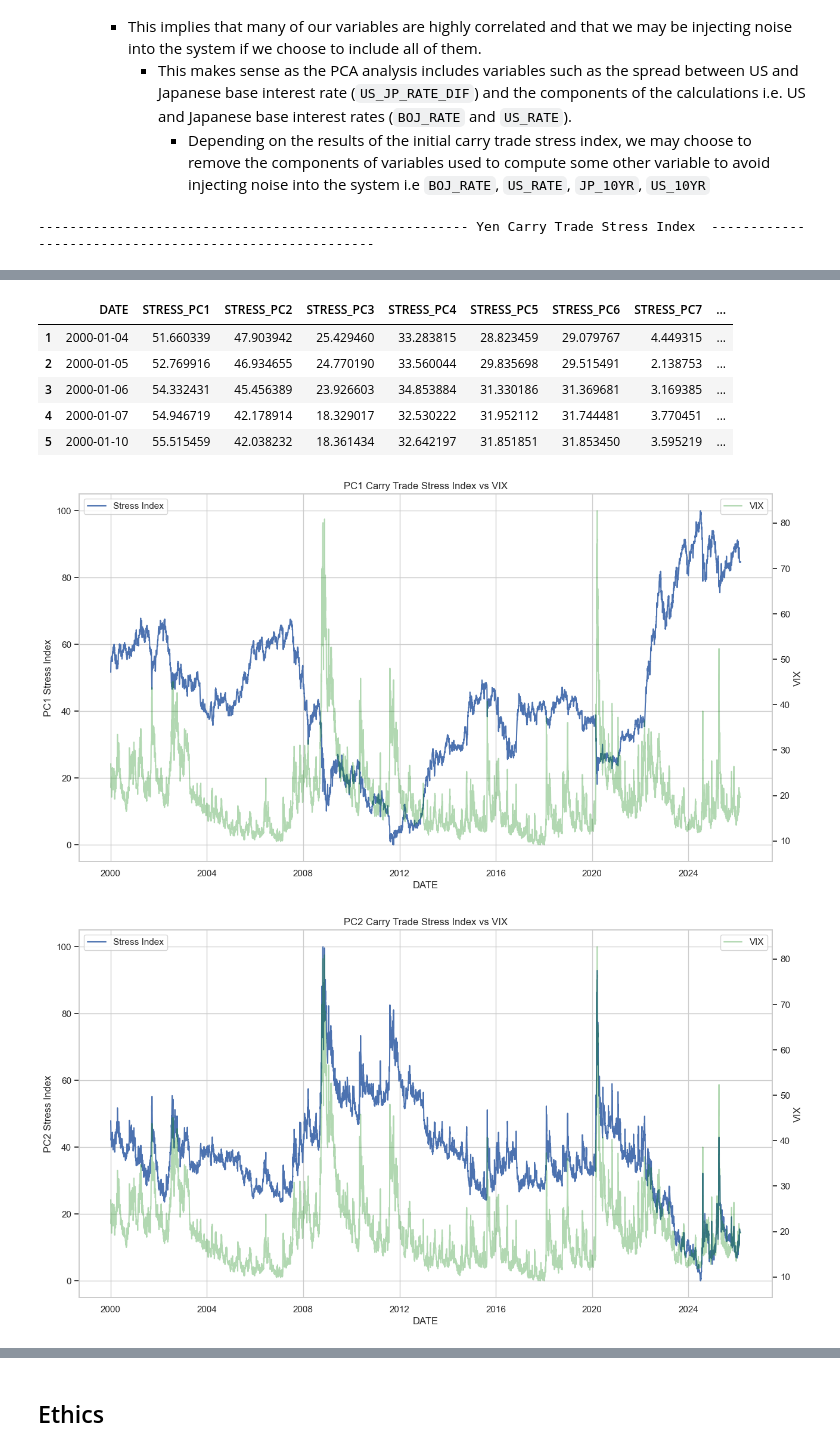
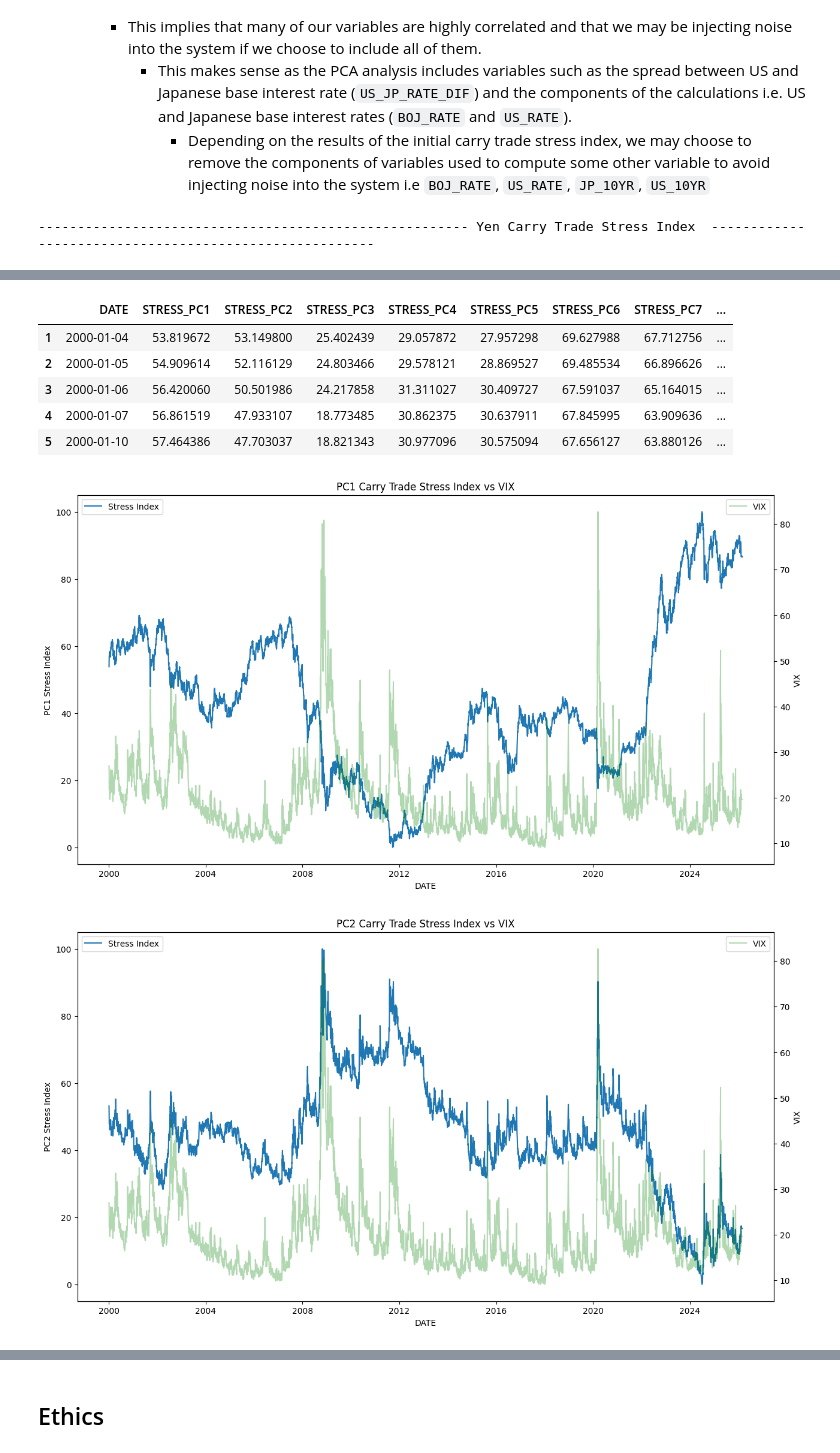
Before and after one commit to COGS108/Group024_WI26, a Jupyter notebook: 02-EDACheckpoint.ipynb, the cells around one changed output, grey strips where cells are left out. Saved outputs shown, nothing was run; the diff lists cells and outputs as text; code cells hidden in the pictures.

Commit message:
integrated 30yr JGB into PCA and added analysis for stress index

```diff
--- a/02-EDACheckpoint.ipynb
+++ b/02-EDACheckpoint.ipynb
@@ -1324,19 +1324,19 @@ display(loadings_df)
 
 # Create stress index DataFrame by taking the dot product between numeric variables and PCA loadings
 stress_df = pca_df[['DATE']]
-pca_weights = ['PC1', 'PC2', 'PC3', 'PC4', 'PC5', 'PC6', 'PC7', 'PC8']
+pca_weights = ['PC1', 'PC2', 'PC3', 'PC4', 'PC5', 'PC6', 'PC7', 'PC8', 'PC9']
 for component in pca_weights:
     stress_df[f'STRESS_{component}'] = pca_numeric.dot(loadings_df.loc[component])
 
 # Normalize stress index to 0-100
 scaler = MinMaxScaler(feature_range=(0, 100))
-for i in range(1, 8):
+for i in range(1, 10):
     col = f'STRESS_PC{i}'
     stress_df[col] = scaler.fit_transform(stress_df[[col]])
 display(stress_df.head())
 
-# Graph the first 4 stress indexes vs. the VIX
-for i in range(1, 4):
+# Graph the first 3 stress indexes vs. the VIX
+for i in range(1, 5):
     fig, ax1 = plt.subplots(figsize=(15, 8))
     sns.lineplot(data=stress_df, x='DATE', y=f'STRESS_PC{i}', ax=ax1, label='Stress Index')
     ax1.set_ylabel(f'PC{i} Stress Index')
@@ -1362,8 +1363,8 @@ for i in range(1, 4):
 |  | DATE | STRESS_PC1 | STRESS_PC2 | STRESS_PC3 | STRESS_PC4 | STRESS_PC5 | STRESS_PC6 | STRESS_PC7 | ... |
-| 1 | 2000-01-04 | 51.660339 | 47.903942 | 25.429460 | 33.283815 | 28.823459 | 29.079767 | 4.449315 | ... |
-| 2 | 2000-01-05 | 52.769916 | 46.934655 | 24.770190 | 33.560044 | 29.835698 | 29.515491 | 2.138753 | ... |
-| 3 | 2000-01-06 | 54.332431 | 45.456389 | 23.926603 | 34.853884 | 31.330186 | 31.369681 | 3.169385 | ... |
-| 4 | 2000-01-07 | 54.946719 | 42.178914 | 18.329017 | 32.530222 | 31.952112 | 31.744481 | 3.770451 | ... |
-| 5 | 2000-01-10 | 55.515459 | 42.038232 | 18.361434 | 32.642197 | 31.851851 | 31.853450 | 3.595219 | ... |
+| 1 | 2000-01-04 | 53.819672 | 53.149800 | 25.402439 | 29.057872 | 27.957298 | 69.627988 | 67.712756 | ... |
+| 2 | 2000-01-05 | 54.909614 | 52.116129 | 24.803466 | 29.578121 | 28.869527 | 69.485534 | 66.896626 | ... |
+| 3 | 2000-01-06 | 56.420060 | 50.501986 | 24.217858 | 31.311027 | 30.409727 | 67.591037 | 65.164015 | ... |
+| 4 | 2000-01-07 | 56.861519 | 47.933107 | 18.773485 | 30.862375 | 30.637911 | 67.845995 | 63.909636 | ... |
+| 5 | 2000-01-10 | 57.464386 | 47.703037 | 18.821343 | 30.977096 | 30.575094 | 67.656127 | 63.880126 | ... |
-[figure, old version]
+[figure, new version]
-[figure, old version]
+[figure, new version]
```
Also changed, not shown: parts of 6 cells of this notebook.
